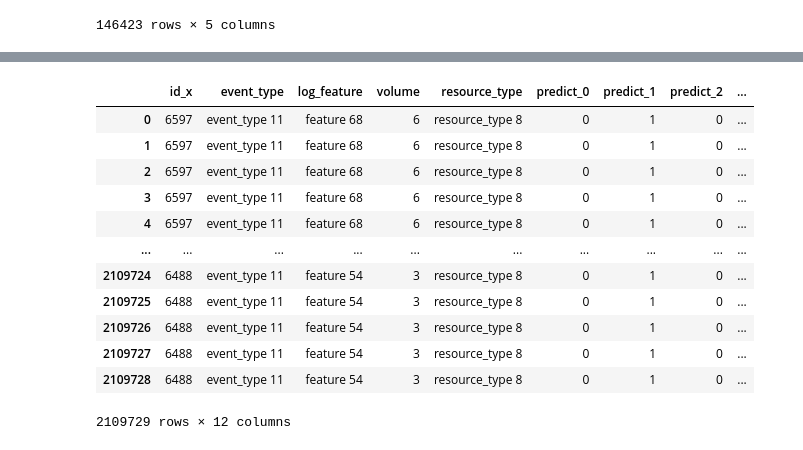
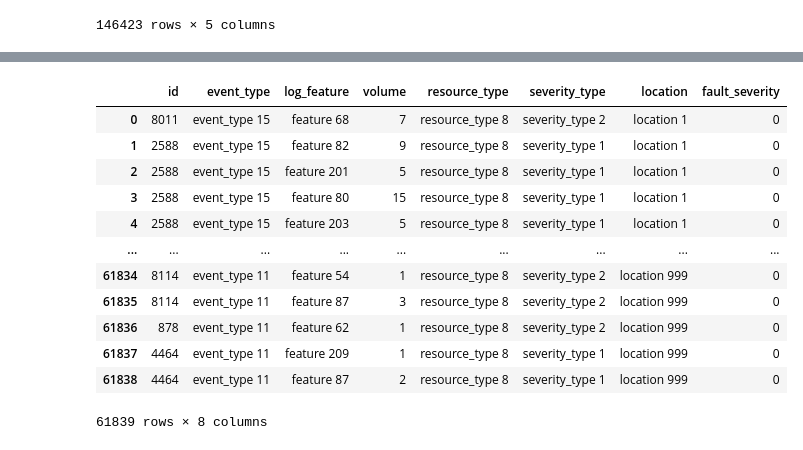
Before and after one commit to theAjforce/ds-mod1-0724-code-solutions, a Jupyter notebook: merge-join-telecom/Telstra Competition Data/merge_tele.ipynb, the cells around one changed output, grey strips where cells are left out. Drawn from its saved outputs; the diff is of its cells as text; code cells hidden in the pictures.

```diff
--- a/merge-join-telecom/Telstra Competition Data/merge_tele.ipynb
+++ b/merge-join-telecom/Telstra Competition Data/merge_tele.ipynb
@@ -80,3 +95,2 @@ third_merge
 # %%
-fourth_merge = pd.merge(third_merge, severity_data, on='id', how='inner')
-fourth_merge
+final_merge = pd.merge(fourth_merge, train_data, on='id', how='inner')
@@ -114,17 +96,0 @@ fifth_merge
-# %%
-sixth_merge = pd.merge(fifth_merge, train_data, on='location', how='inner')
-sixth_merge
-# %% [output]
-|  | id_x | event_type | log_feature | volume | resource_type | predict_0 | predict_1 | predict_2 | ... |
-| 0 | 6597 | event_type 11 | feature 68 | 6 | resource_type 8 | 0 | 1 | 0 | ... |
-| 1 | 6597 | event_type 11 | feature 68 | 6 | resource_type 8 | 0 | 1 | 0 | ... |
-| 2 | 6597 | event_type 11 | feature 68 | 6 | resource_type 8 | 0 | 1 | 0 | ... |
-| 3 | 6597 | event_type 11 | feature 68 | 6 | resource_type 8 | 0 | 1 | 0 | ... |
-| 4 | 6597 | event_type 11 | feature 68 | 6 | resource_type 8 | 0 | 1 | 0 | ... |
-| ... | ... | ... | ... | ... | ... | ... | ... | ... | ... |
-| 2109724 | 6488 | event_type 11 | feature 54 | 3 | resource_type 8 | 0 | 1 | 0 | ... |
-| 2109725 | 6488 | event_type 11 | feature 54 | 3 | resource_type 8 | 0 | 1 | 0 | ... |
-| 2109726 | 6488 | event_type 11 | feature 54 | 3 | resource_type 8 | 0 | 1 | 0 | ... |
-| 2109727 | 6488 | event_type 11 | feature 54 | 3 | resource_type 8 | 0 | 1 | 0 | ... |
-| 2109728 | 6488 | event_type 11 | feature 54 | 3 | resource_type 8 | 0 | 1 | 0 | ... |
-2109729 rows × 12 columns
@@ -134,0 +97,16 @@ df_no_dupe = df_almost.drop_duplicates()
+# %%
+final_merge
+# %% [output]
+|  | id | event_type | log_feature | volume | resource_type | severity_type | location | fault_severity |
+| 0 | 8011 | event_type 15 | feature 68 | 7 | resource_type 8 | severity_type 2 | location 1 | 0 |
+| 1 | 2588 | event_type 15 | feature 82 | 9 | resource_type 8 | severity_type 1 | location 1 | 0 |
+| 2 | 2588 | event_type 15 | feature 201 | 5 | resource_type 8 | severity_type 1 | location 1 | 0 |
+| 3 | 2588 | event_type 15 | feature 80 | 15 | resource_type 8 | severity_type 1 | location 1 | 0 |
+| 4 | 2588 | event_type 15 | feature 203 | 5 | resource_type 8 | severity_type 1 | location 1 | 0 |
+| ... | ... | ... | ... | ... | ... | ... | ... | ... |
+| 61834 | 8114 | event_type 11 | feature 54 | 1 | resource_type 8 | severity_type 2 | location 999 | 0 |
+| 61835 | 8114 | event_type 11 | feature 87 | 3 | resource_type 8 | severity_type 2 | location 999 | 0 |
+| 61836 | 878 | event_type 11 | feature 62 | 1 | resource_type 8 | severity_type 2 | location 999 | 0 |
+| 61837 | 4464 | event_type 11 | feature 209 | 1 | resource_type 8 | severity_type 1 | location 999 | 0 |
+| 61838 | 4464 | event_type 11 | feature 87 | 2 | resource_type 8 | severity_type 1 | location 999 | 0 |
+61839 rows × 8 columns
```
Also changed, not shown: parts of 9 cells of this notebook, 1 other file.
